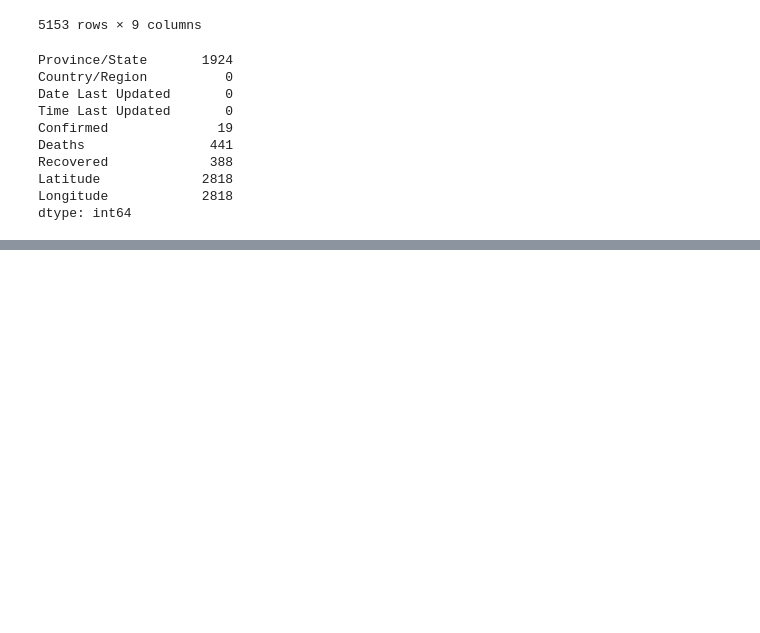
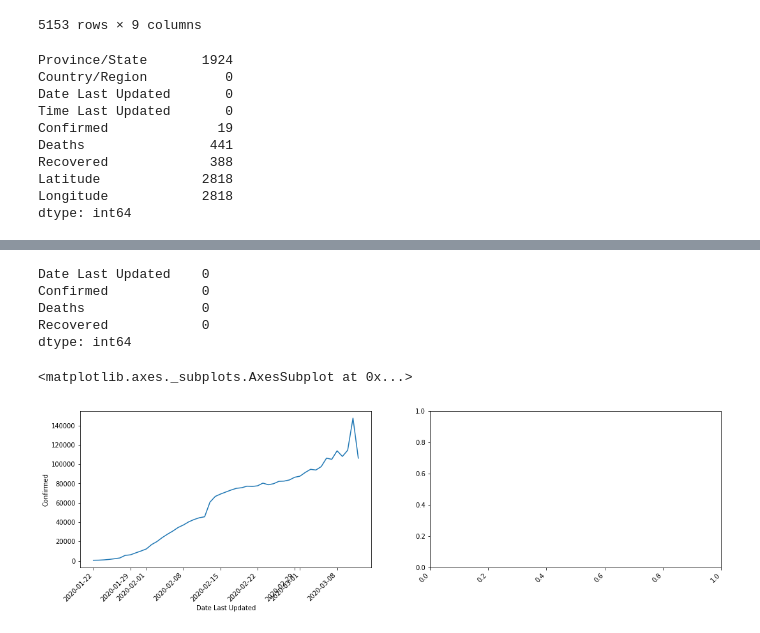
Before and after one commit to eytanohana/COVID-19, a Jupyter notebook: Data Exploration.ipynb, the cells around one changed output, grey strips where cells are left out. Cells and saved outputs as stored; diff of their text form; code cells hidden in the pictures; blank space fills up the shorter version.

Commit message:
plotting bugs

```diff
--- a/Data Exploration.ipynb
+++ b/Data Exploration.ipynb
@@ -83,3 +74,8 @@ Recovered             388
 Latitude             2818
 Longitude            2818
 dtype: int64
+# %%
+world_wide = df.groupby('Date Last Updated').sum().copy()
+world_wide.drop(columns=['Latitude', 'Longitude'], inplace=True)
+world_wide.reset_index(inplace=True)
+world_wide.head()
@@ -85,0 +89,16 @@ dtype: int64
+# %%
+world_wide.isnull().sum()
+# %% [output]
+Date Last Updated    0
+Confirmed            0
+Deaths               0
+Recovered            0
+dtype: int64
+# %%
+fig, axes = plt.subplots(1, 2, figsize=(18,5))
+fig.autofmt_xdate(rotation=45)
+
+sns.lineplot(x='Date Last Updated', y='Confirmed', data=world_wide, ax=axes[0])
+# %% [output]
+<matplotlib.axes._subplots.AxesSubplot at 0x...>
+[figure, added]
```
Also changed, not shown: parts of 3 cells of this notebook.
